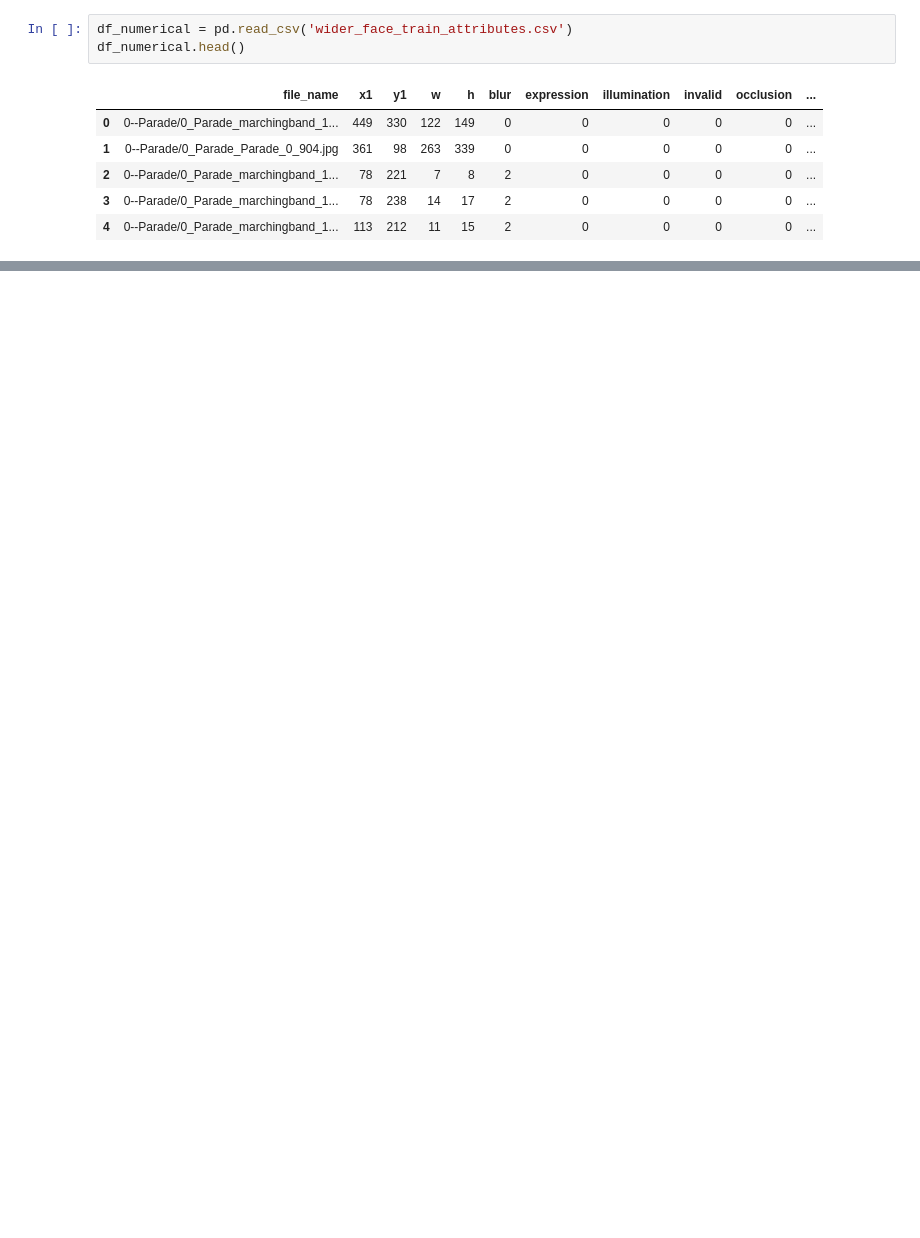
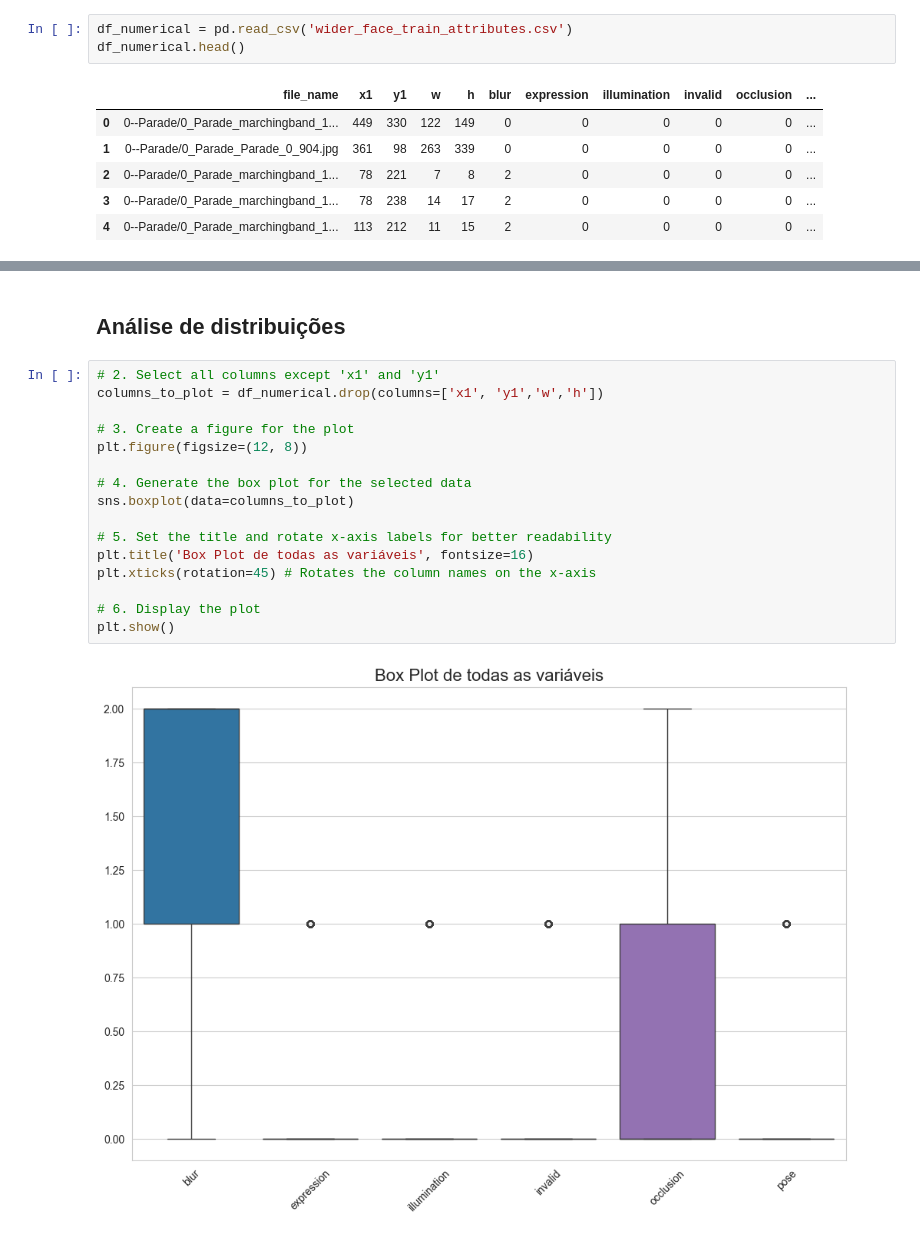
Before and after one commit to ld-wg/ml-optimization, a Jupyter notebook: eda.ipynb, the cells around one changed output, grey strips where cells are left out. Drawn from its saved outputs; the diff is of its cells as text; blank space fills up the shorter version.

```diff
--- a/eda.ipynb
+++ b/eda.ipynb
@@ -208,3 +223,23 @@ df_numerical.describe()
 | 50% | 488.000000 | 256.000000 | 15.000000 | 20.000000 | 2.000000 | 0.000000 | 0.000000 | 0.000000 | 0.000000 | 0.000000 |
 | 75% | 722.000000 | 375.000000 | 30.000000 | 38.000000 | 2.000000 | 0.000000 | 0.000000 | 0.000000 | 1.000000 | 0.000000 |
 | max | 1050.000000 | 8717.000000 | 976.000000 | 1289.000000 | 2.000000 | 1.000000 | 1.000000 | 1.000000 | 2.000000 | 1.000000 |
+# %% [markdown]
+## Análise de distribuições
+# %%
+# 2. Select all columns except 'x1' and 'y1'
+columns_to_plot = df_numerical.drop(columns=['x1', 'y1','w','h'])
+
+# 3. Create a figure for the plot
+plt.figure(figsize=(12, 8))
+
+# 4. Generate the box plot for the selected data
+sns.boxplot(data=columns_to_plot)
+
+# 5. Set the title and rotate x-axis labels for better readability
+plt.title('Box Plot de todas as variáveis', fontsize=16)
+plt.xticks(rotation=45) # Rotates the column names on the x-axis
+
+# 6. Display the plot
+plt.show()
+# %% [output]
+[figure, added]
```
Also changed, not shown: parts of 16 cells of this notebook.
